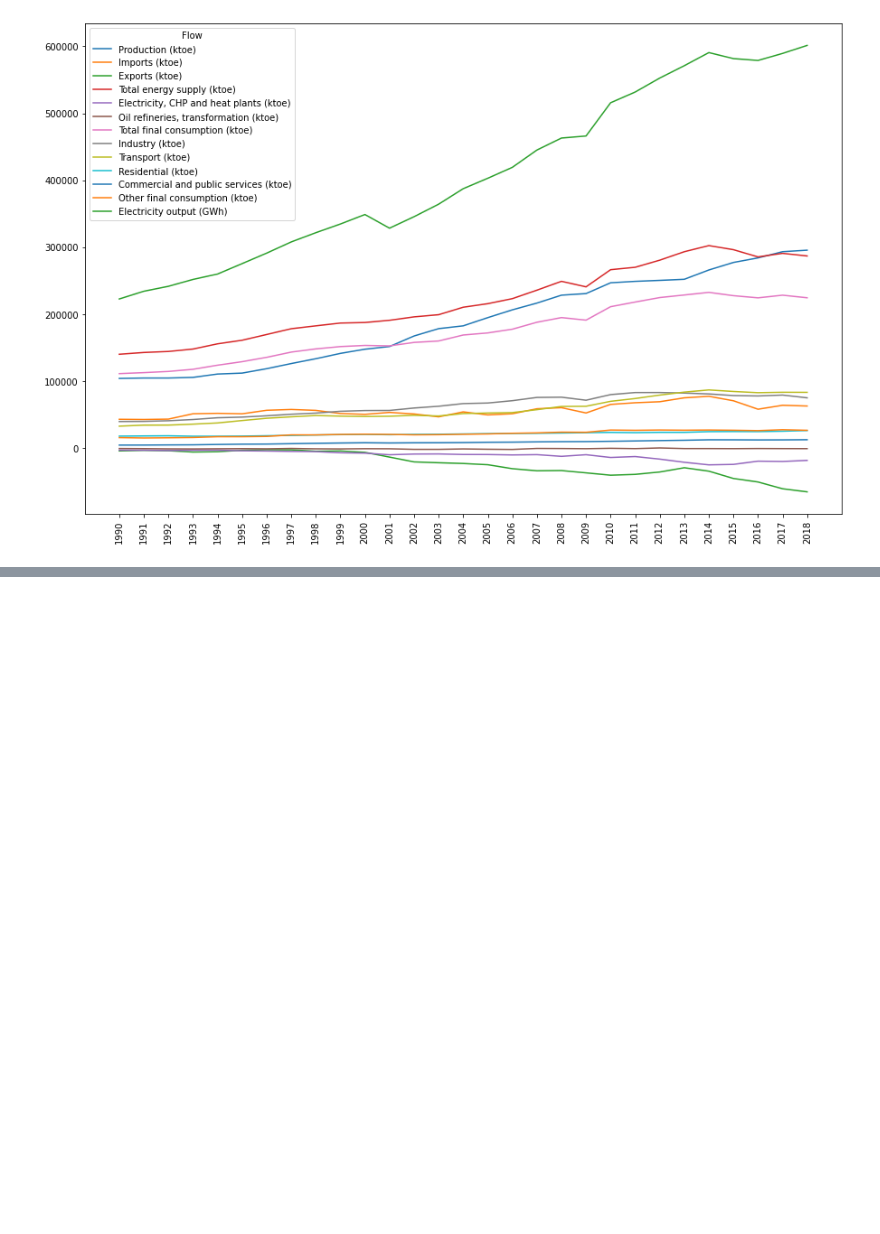
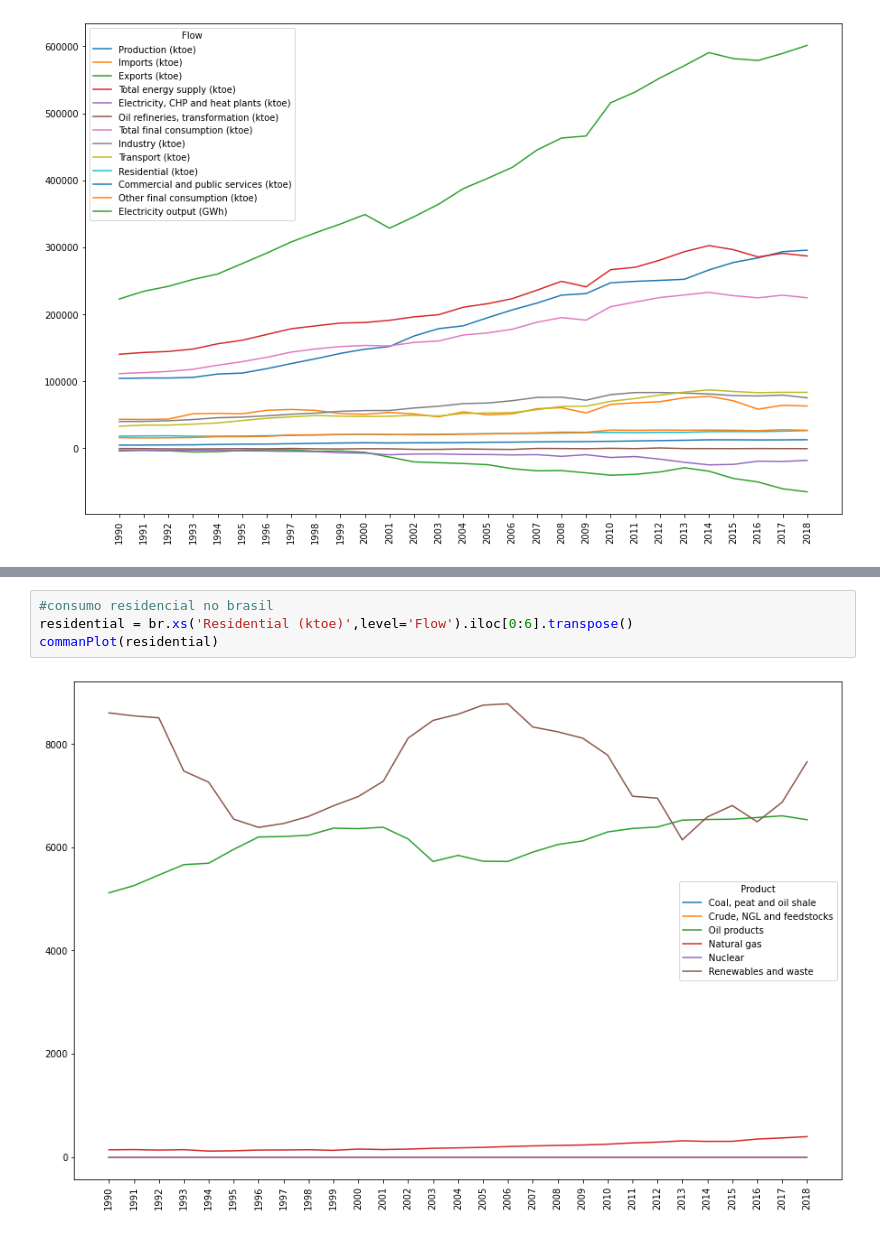
Before and after one commit to VitorHugoOli/Analise_Dados_Energetico, a Jupyter notebook: Analise_IEA.ipynb, the cells around one changed output, grey strips where cells are left out. Drawn from its saved outputs; the diff is of its cells as text; blank space fills up the shorter version.

```diff
--- a/Analise_IEA.ipynb
+++ b/Analise_IEA.ipynb
@@ -65,0 +144,6 @@ commanPlot(eletric)
+# %%
+#consumo residencial no brasil
+residential = br.xs('Residential (ktoe)',level='Flow').iloc[0:6].transpose()
+commanPlot(residential)
+# %% [output]
+[figure, added]
```
Also changed, not shown: parts of 13 cells of this notebook.
